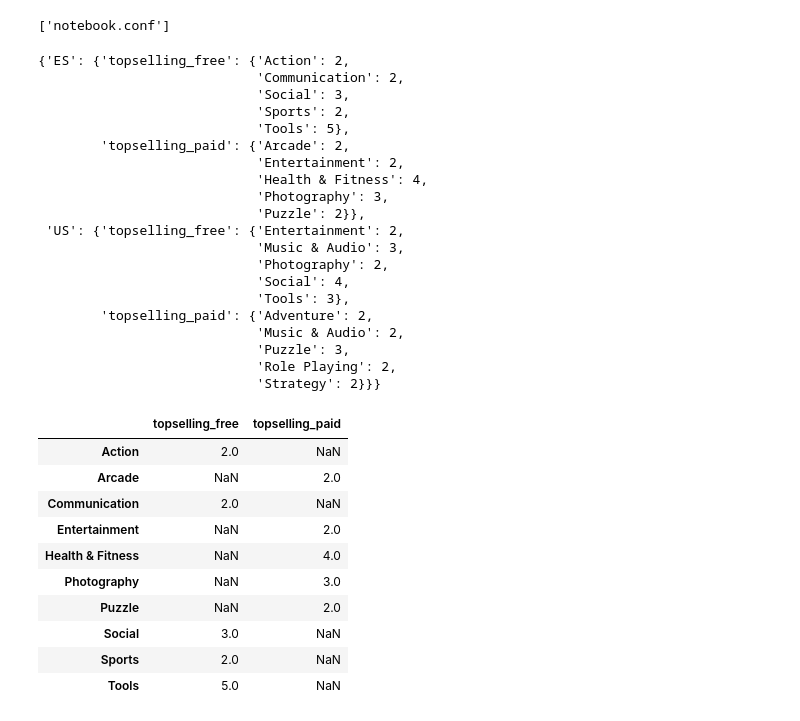
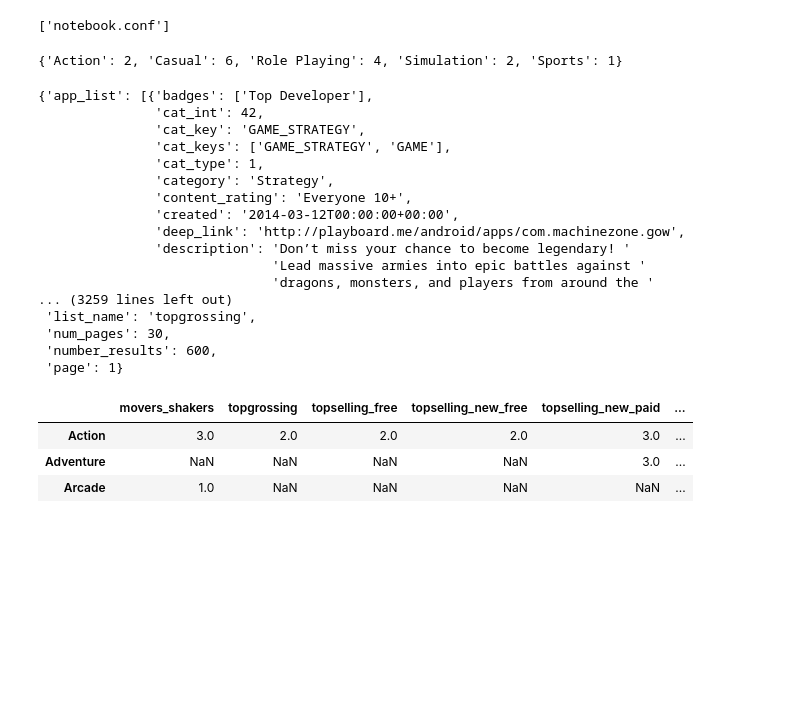
Before and after one commit to bbelderbos/google_play_top_charts, a Jupyter notebook: 42 matters - Google Play Top Charts API.ipynb, the cells around one changed output. Cells and saved outputs as stored; diff of their text form; code cells hidden in the pictures; blank space fills up the shorter version.

```diff
--- a/42 matters - Google Play Top Charts API.ipynb
+++ b/42 matters - Google Play Top Charts API.ipynb
@@ -53,26 +66,29 @@ def get_stats(country):
 # %%
 for co in (country, compare_country):
     get_stats(co)
-# %%
-pp(trends)
-# %% [output]
-{'ES': {'topselling_free': {'Action': 2,
-                            'Communication': 2,
-                            'Social': 3,
-                            'Sports': 2,
-                            'Tools': 5},
-        'topselling_paid': {'Arcade': 2,
-                            'Entertainment': 2,
-                            'Health & Fitness': 4,
-                            'Photography': 3,
-                            'Puzzle': 2}},
- 'US': {'topselling_free': {'Entertainment': 2,
-                            'Music & Audio': 3,
-                            'Photography': 2,
-                            'Social': 4,
-                            'Tools': 3},
-        'topselling_paid': {'Adventure': 2,
-                            'Music & Audio': 2,
-                            'Puzzle': 3,
-                            'Role Playing': 2,
-                            'Strategy': 2}}}
+# %%
+# verify response
+pp(trends["ES"]["topselling_new_free"])
+# %% [output]
+{'Action': 2, 'Casual': 6, 'Role Playing': 4, 'Simulation': 2, 'Sports': 1}
+# %%
+# cache is like this:
+pp(cache["US"]["topgrossing"])
+# %% [output]
+{'app_list': [{'badges': ['Top Developer'],
+               'cat_int': 42,
+               'cat_key': 'GAME_STRATEGY',
+               'cat_keys': ['GAME_STRATEGY', 'GAME'],
+               'cat_type': 1,
+               'category': 'Strategy',
+               'content_rating': 'Everyone 10+',
+               'created': '2014-03-12T00:00:00+00:00',
+               'deep_link': 'http://playboard.me/android/apps/com.machinezone.gow',
+               'description': 'Don’t miss your chance to become legendary! '
+                              'Lead massive armies into epic battles against '
+                              'dragons, monsters, and players from around the '
+... (3259 lines left out)
+ 'list_name': 'topgrossing',
+ 'num_pages': 30,
+ 'number_results': 600,
+ 'page': 1}
@@ -79,15 +102,8 @@ pp(trends)
 # %%
-df1 = pd.DataFrame(trends[country]); df1
+df1 = pd.DataFrame(trends[country]); df1.head(3)
 # %% [output]
-|  | topselling_free | topselling_paid |
-| Action | 2.0 | NaN |
-| Arcade | NaN | 2.0 |
-| Communication | 2.0 | NaN |
-| Entertainment | NaN | 2.0 |
-| Health & Fitness | NaN | 4.0 |
-| Photography | NaN | 3.0 |
-| Puzzle | NaN | 2.0 |
-| Social | 3.0 | NaN |
-| Sports | 2.0 | NaN |
-| Tools | 5.0 | NaN |
+|  | movers_shakers | topgrossing | topselling_free | topselling_new_free | topselling_new_paid | ... |
+| Action | 3.0 | 2.0 | 2.0 | 2.0 | 3.0 | ... |
+| Adventure | NaN | NaN | NaN | NaN | 3.0 | ... |
+| Arcade | 1.0 | NaN | NaN | NaN | NaN | ... |
 # %%
```
Also changed, not shown: parts of 27 cells of this notebook, 1 other file.
